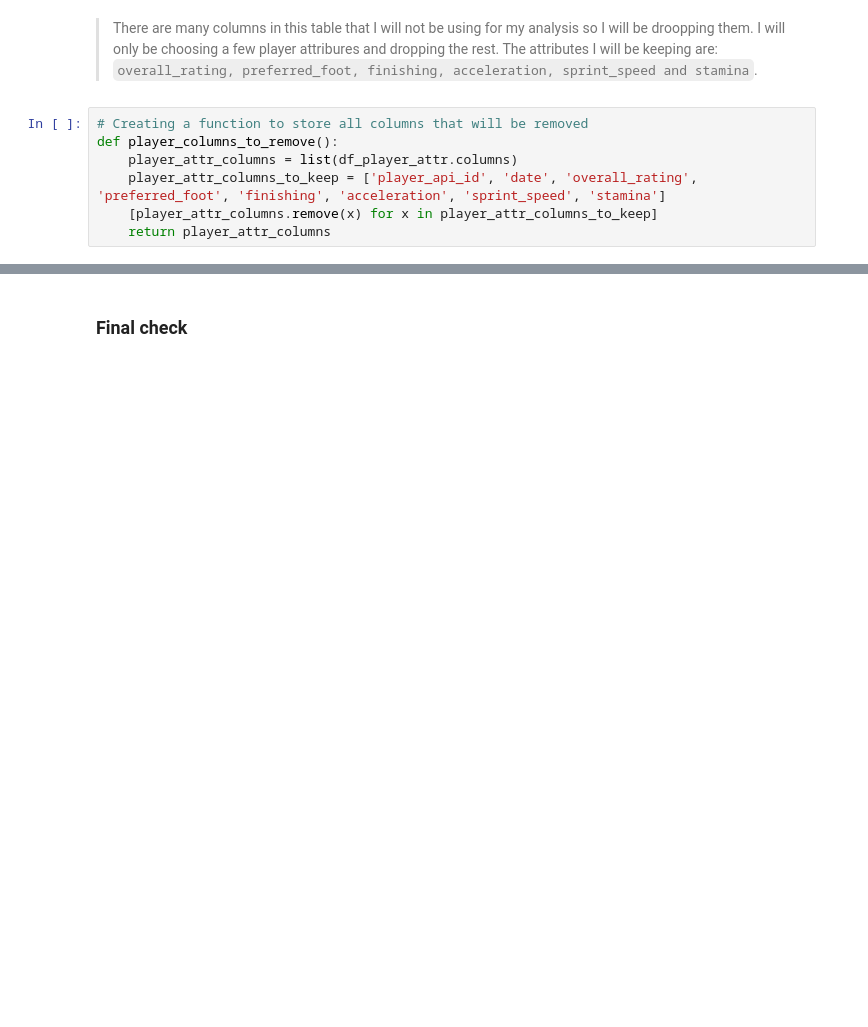
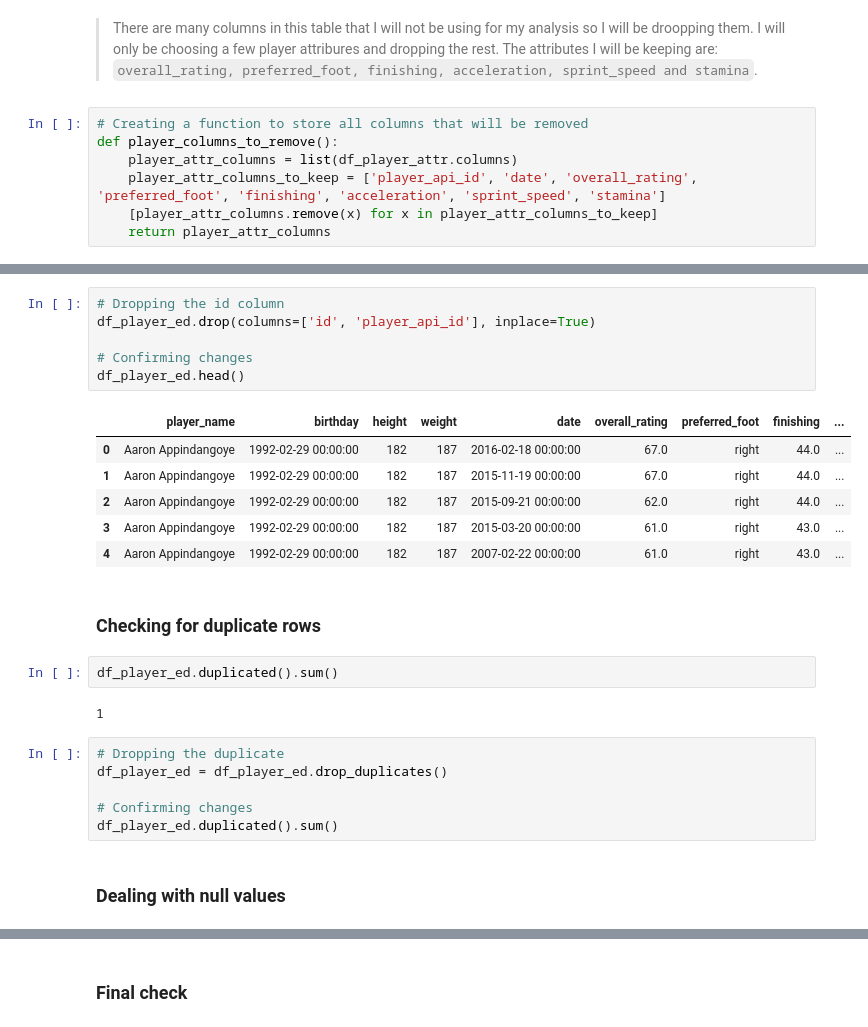
Before and after one commit to Cofucan/football_data_analysis, a Jupyter notebook: football_analysis.ipynb, the cells around one changed output, grey strips where cells are left out. Saved outputs shown, nothing was run; the diff lists cells and outputs as text; blank space fills up the shorter version.

```diff
--- a/football_analysis.ipynb
+++ b/football_analysis.ipynb
@@ -498,0 +512,27 @@ df_player_attr.head(2)
+# %%
+# Dropping the id column
+df_player_ed.drop(columns=['id', 'player_api_id'], inplace=True)
+
+# Confirming changes
+df_player_ed.head()
+# %% [output]
+|  | player_name | birthday | height | weight | date | overall_rating | preferred_foot | finishing | ... |
+| 0 | Aaron Appindangoye | 1992-02-29 00:00:00 | 182 | 187 | 2016-02-18 00:00:00 | 67.0 | right | 44.0 | ... |
+| 1 | Aaron Appindangoye | 1992-02-29 00:00:00 | 182 | 187 | 2015-11-19 00:00:00 | 67.0 | right | 44.0 | ... |
+| 2 | Aaron Appindangoye | 1992-02-29 00:00:00 | 182 | 187 | 2015-09-21 00:00:00 | 62.0 | right | 44.0 | ... |
+| 3 | Aaron Appindangoye | 1992-02-29 00:00:00 | 182 | 187 | 2015-03-20 00:00:00 | 61.0 | right | 43.0 | ... |
+| 4 | Aaron Appindangoye | 1992-02-29 00:00:00 | 182 | 187 | 2007-02-22 00:00:00 | 61.0 | right | 43.0 | ... |
+# %% [markdown]
+### Checking for duplicate rows
+# %%
+df_player_ed.duplicated().sum()
+# %% [output]
+1
+# %%
+# Dropping the duplicate
+df_player_ed = df_player_ed.drop_duplicates()
+
+# Confirming changes
+df_player_ed.duplicated().sum()
+# %% [markdown]
+### Dealing with null values
```
Also changed, not shown: parts of 17 cells of this notebook.
